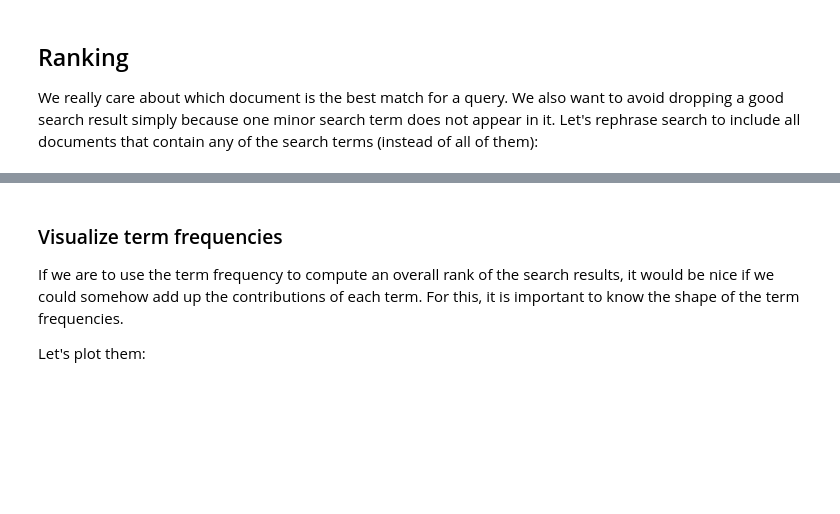
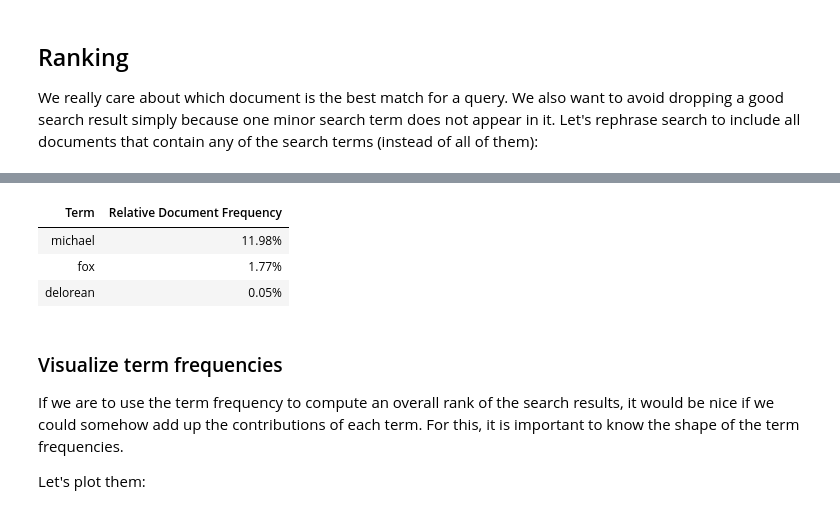
Before and after one commit to tkilla77/ksr_talit_indexing, a Jupyter notebook: 04_text_indexing.ipynb, the cells around one changed output, grey strips where cells are left out. Drawn from its saved outputs; the diff is of its cells as text; code cells hidden in the pictures; blank space fills up the shorter version.

```diff
--- a/04_text_indexing.ipynb
+++ b/04_text_indexing.ipynb
@@ -175,0 +173,4 @@ query_index(index, "zurich")
+# %%
+cutoff = 1/3
+stopwords = {word for word, freq in freqs if freq > cutoff}
+len(stopwords)
@@ -175,0 +181,13 @@ query_index(index, "zurich")
+# %%
+def extract_terms(document, stop_words=stopwords):
+    import string, re
+    for word in document.split():
+        # 1) skip two-letter words
+        # 2) strip punctuation at word boundaries
+        # 3) transform to lower-case
+        if len(word) > 2:
+            word = word.strip(string.punctuation).lower()
+            if not word in stop_words:
+                yield word
+    # Alternative: use regular expressions
+    #yield from re.findall("\w+", document)
@@ -269,0 +243,11 @@ Michael: 0.15, Fox: 0.016, Delorean: 0.0026
+# %%
+word_frequencies = {word: freq for word, freq in freqs}
+
+table = [['Term', 'Relative Document Frequency']]
+for token in extract_terms("michael fox delorean"):
+    table.append([token, word_frequencies[token]])
+
+%pip install tabulate
+from tabulate import tabulate
+tabulate(table, headers="firstrow", floatfmt=".2%", tablefmt='html')
+# %% [output]
@@ -270,3 +256,7 @@ Michael: 0.15, Fox: 0.016, Delorean: 0.0026
+| Term | Relative Document Frequency |
+| michael | 11.98% |
+| fox | 1.77% |
+| delorean | 0.05% |
 # %% [markdown]
 ### Visualize term frequencies
 
```
Also changed, not shown: parts of 58 cells of this notebook, 1 other file.
